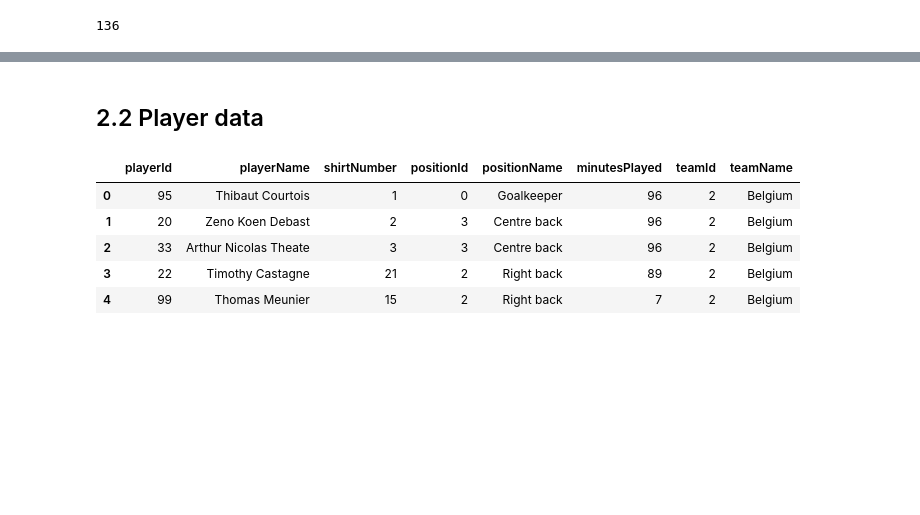
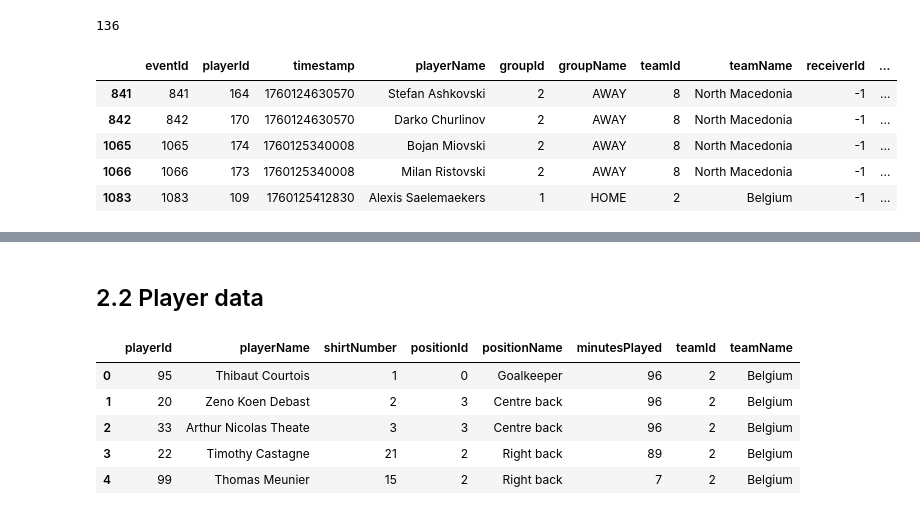
Before and after one commit to MarijnSt/belgium-north-macedonia-analysis, a Jupyter notebook: notebooks/data_exploration.ipynb, the cells around one changed output, grey strips where cells are left out. Cells and saved outputs as stored; diff of their text form; code cells hidden in the pictures; blank space fills up the shorter version.

```diff
--- a/notebooks/data_exploration.ipynb
+++ b/notebooks/data_exploration.ipynb
@@ -331,3 +335,12 @@ defensive_actions_test = events_data[
 len(defensive_actions_test)
 # %% [output]
 136
+# %%
+events_data[events_data["baseTypeName"] == "SUBSTITUTE"].head()
+# %% [output]
+|  | eventId | playerId | timestamp | playerName | groupId | groupName | teamId | teamName | receiverId | ... |
+| 841 | 841 | 164 | 1760124630570 | Stefan Ashkovski | 2 | AWAY | 8 | North Macedonia | -1 | ... |
+| 842 | 842 | 170 | 1760124630570 | Darko Churlinov | 2 | AWAY | 8 | North Macedonia | -1 | ... |
+| 1065 | 1065 | 174 | 1760125340008 | Bojan Miovski | 2 | AWAY | 8 | North Macedonia | -1 | ... |
+| 1066 | 1066 | 173 | 1760125340008 | Milan Ristovski | 2 | AWAY | 8 | North Macedonia | -1 | ... |
+| 1083 | 1083 | 109 | 1760125412830 | Alexis Saelemaekers | 1 | HOME | 2 | Belgium | -1 | ... |
```
Also changed, not shown: parts of 4 cells of this notebook, 5 other files.
